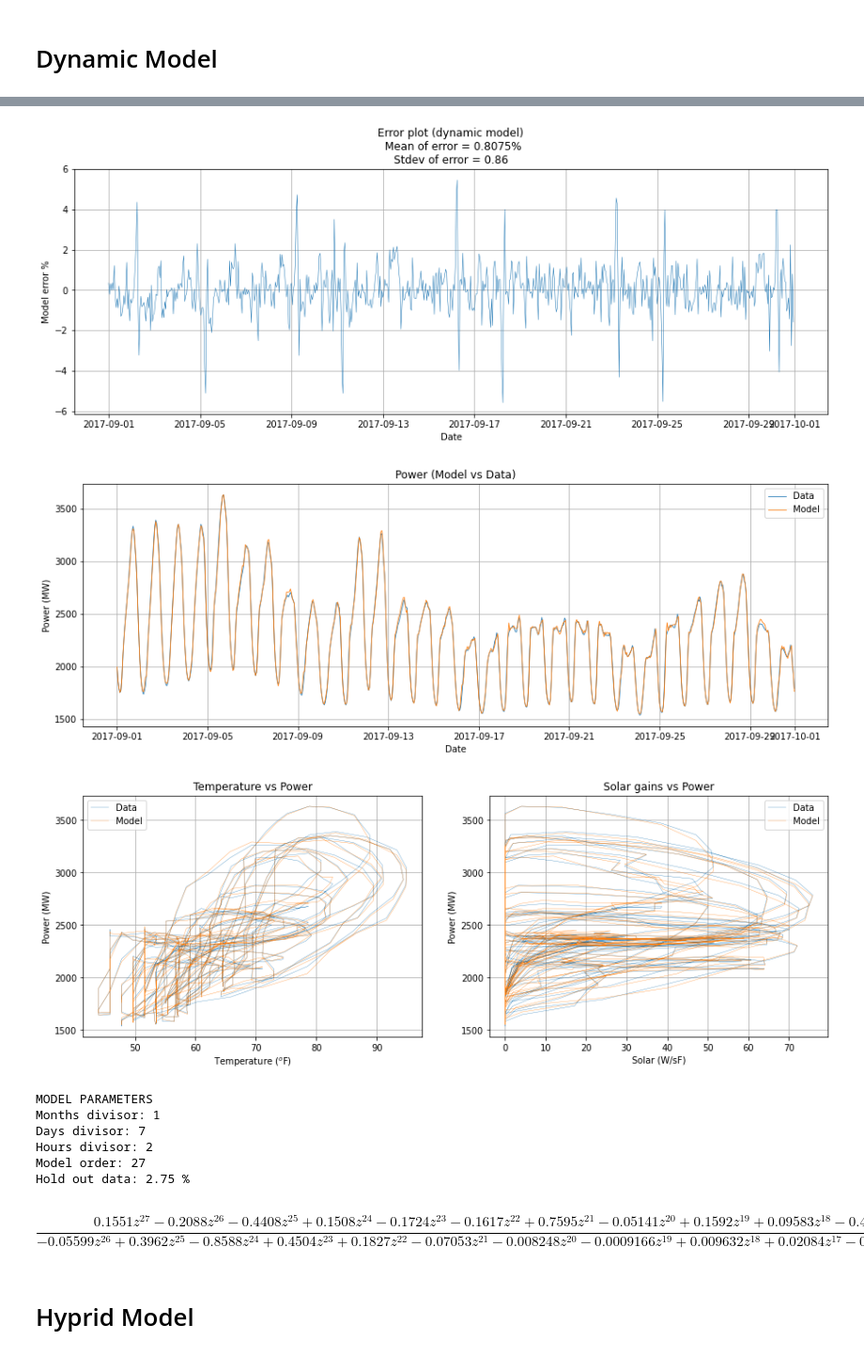
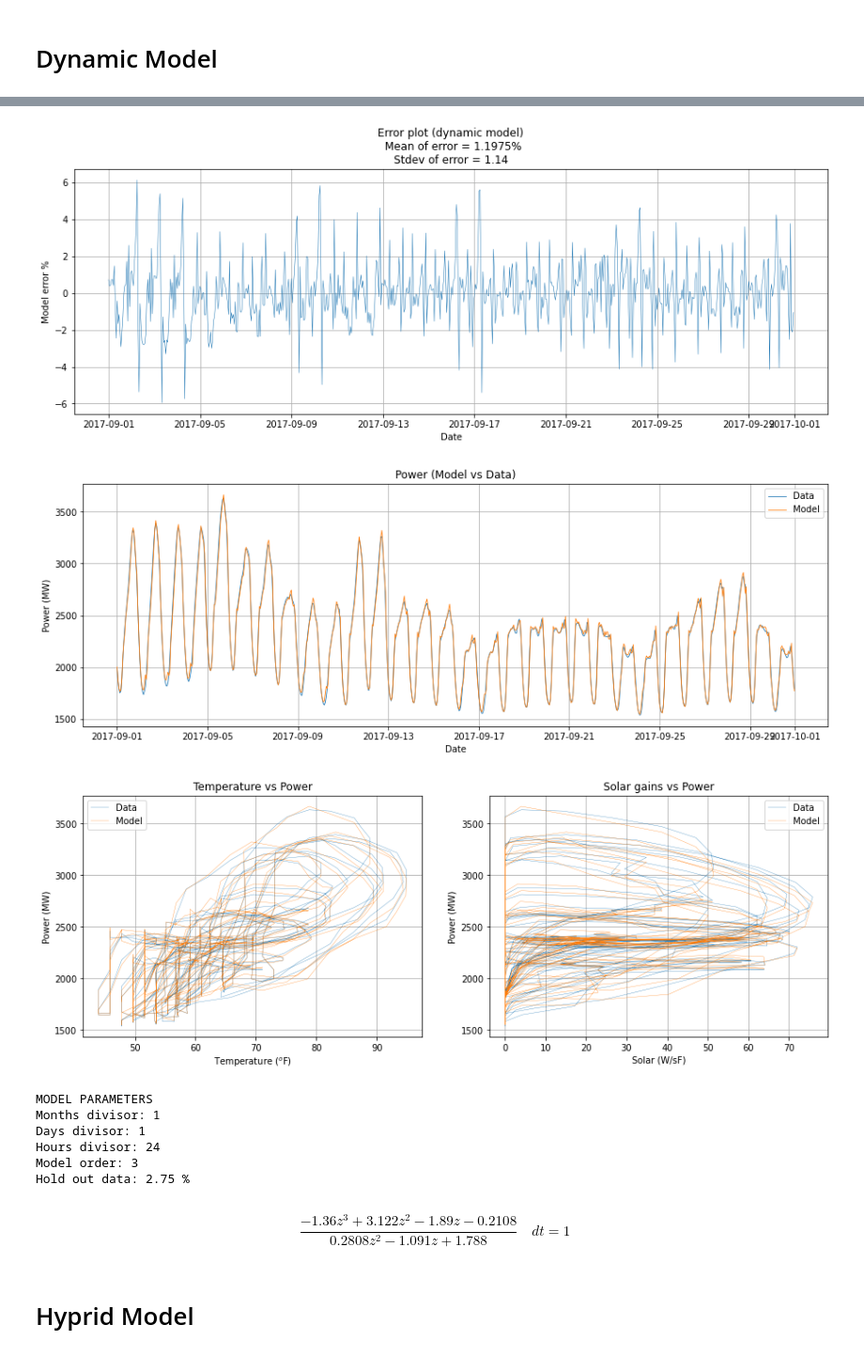
Before and after one commit to slacgismo/advanced-load-modeling, a Jupyter notebook: Methodology/Advanced_load_model.ipynb, the cells around one changed output, grey strips where cells are left out. Shown at 94% size. Drawn from its saved outputs; the diff is of its cells as text; code cells hidden in the pictures.

```diff
--- a/Methodology/Advanced_load_model.ipynb
+++ b/Methodology/Advanced_load_model.ipynb
@@ -219,16 +214,23 @@ This section shows the dynamic model applied to the total load.
 # %%
-models.dynamic_model(feeder, mode = 'dynamic')
+m_div, d_div, h_div, m_order, holdout, tf_P_to_T = models.dynamic_model(feeder,mode = 'dynamic', model_order = 3)
+print('MODEL PARAMETERS')
+print('Months divisor:',m_div)
+print('Days divisor:',d_div)
+print('Hours divisor:',h_div)
+print('Model order:',m_order)
+print('Hold out data:',holdout*100,'%')
+tf_P_to_T
 # %% [output]
-[figure, old version]
+[figure, new version]
-[figure, old version]
+[figure, new version]
-[figure, old version]
+[figure, new version]
 MODEL PARAMETERS
 Months divisor: 1
-Days divisor: 7
-Hours divisor: 2
-Model order: 27
+Days divisor: 1
+Hours divisor: 24
+Model order: 3
 Hold out data: 2.75 %
-$$\frac{0.1551 z^{27} - 0.2088 z^{26} - 0.4408 z^{25} + 0.1508 z^{24} - 0.1724 z^{23} - 0.1617 z^{22} + 0.7595 z^{21} - 0.05141 z^{20} + 0.1592 z^{19} + 0.09583 z^{18} - 0.4691 z^{17} + 0.1399 z^{16} + 0.3796 z^{15} - 0.05487 z^{14} + 0.2028 z^{13} - 0.6217 z^{12} + 0.01576 z^{11} + 0.1395 z^{10} - 0.2902 z^9 - 0.4329 z^8 - 0.07112 z^7 - 0.03695 z^6 - 0.8457 z^5 + 1.073 z^4 + 1.062 z^3 + 0.4301 z^2 - 1.187 z + 0.1252}{-0.05599 z^{26} + 0.3962 z^{25} - 0.8588 z^{24} + 0.4504 z^{23} + 0.1827 z^{22} - 0.07053 z^{21} - 0.008248 z^{20} - 0.0009166 z^{19} + 0.009632 z^{18} + 0.02084 z^{17} - 0.01671 z^{16} + 0.06231 z^{15} - 0.06835 z^{14} - 0.003515 z^{13} + 0.01737 z^{12} - 0.005483 z^{11} - 0.05742 z^{10} + 0.08392 z^9 - 0.01403 z^8 + 0.03195 z^7 - 0.03899 z^6 - 0.002646 z^5 + 0.0004277 z^4 - 0.07447 z^3 + 0.2936 z^2 - 0.9164 z + 1.633}\quad dt = 1$$
+$$\frac{-1.36 z^3 + 3.122 z^2 - 1.89 z - 0.2108}{0.2808 z^2 - 1.091 z + 1.788}\quad dt = 1$$
 # %% [markdown]
 # Hyprid Model
 # %% [markdown]
```
Also changed, not shown: parts of 20 cells of this notebook.
